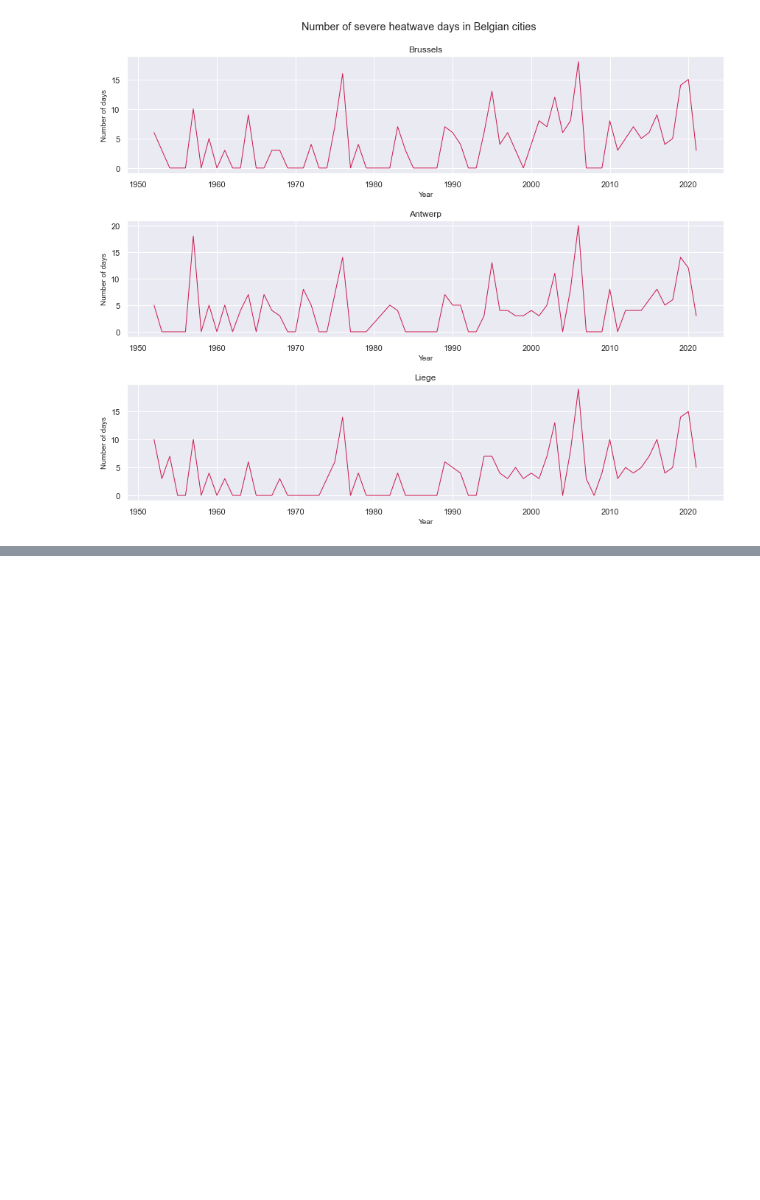
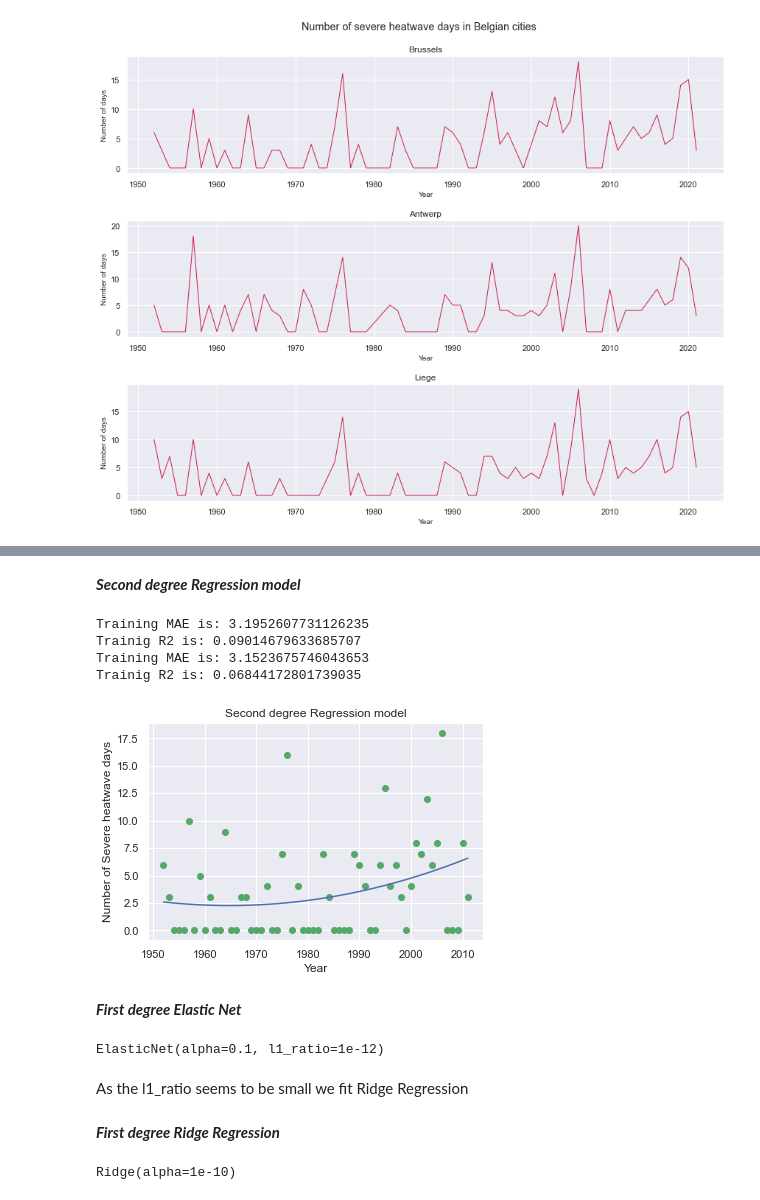
Before and after one commit to muuratjann/heatwave, a Jupyter notebook: Untitled.ipynb, the cells around one changed output, grey strips where cells are left out. Cells and saved outputs as stored; diff of their text form; code cells hidden in the pictures; blank space fills up the shorter version.

```diff
--- a/Untitled.ipynb
+++ b/Untitled.ipynb
@@ -317,0 +362,35 @@ plt.show()
+# %% [markdown]
+***Second degree Regression model***
+# %%
+lr_2=LinearRegression(fit_intercept=True)
+lr_2.fit(standard_train_2, target_train)
+return_summary(lr, standard_train_2, standard_test_2, target_train, target_test)
+plot(lr_2, standard_train_2, target_train, "Second degree Regression model")
+# %% [output]
+Training MAE is: 3.1952607731126235
+Trainig R2 is: 0.09014679633685707
+Training MAE is: 3.1523675746043653
+Trainig R2 is: 0.06844172801739035
+[figure, added]
+# %% [markdown]
+***First degree Elastic Net***
+# %%
+parameters = {'alpha':np.linspace(0.1, 2, num=20, endpoint=True), 'l1_ratio': np.geomspace(0.000000000001,0.9,20)}
+en_1=ElasticNet(fit_intercept=True)
+clf = GridSearchCV(en_1, parameters, scoring='neg_mean_absolute_error', cv=10)
+clf.fit(standard_train, target_train)
+clf.best_estimator_
+# %% [output]
+ElasticNet(alpha=0.1, l1_ratio=1e-12)
+# %% [markdown]
+As the l1_ratio seems to be small we fit Ridge Regression
+# %% [markdown]
+***First degree Ridge Regression***
+# %%
+parameters = {'alpha':np.linspace(0.0000000001, 5, num=1000, endpoint=True)}
+ri=Ridge(fit_intercept=True)
+clf = GridSearchCV(ri, parameters, scoring='neg_mean_absolute_error', cv=10)
+clf.fit(standard_train, target_train)
+clf.best_estimator_
+# %% [output]
+Ridge(alpha=1e-10)
```
Also changed, not shown: parts of 42 cells of this notebook.
